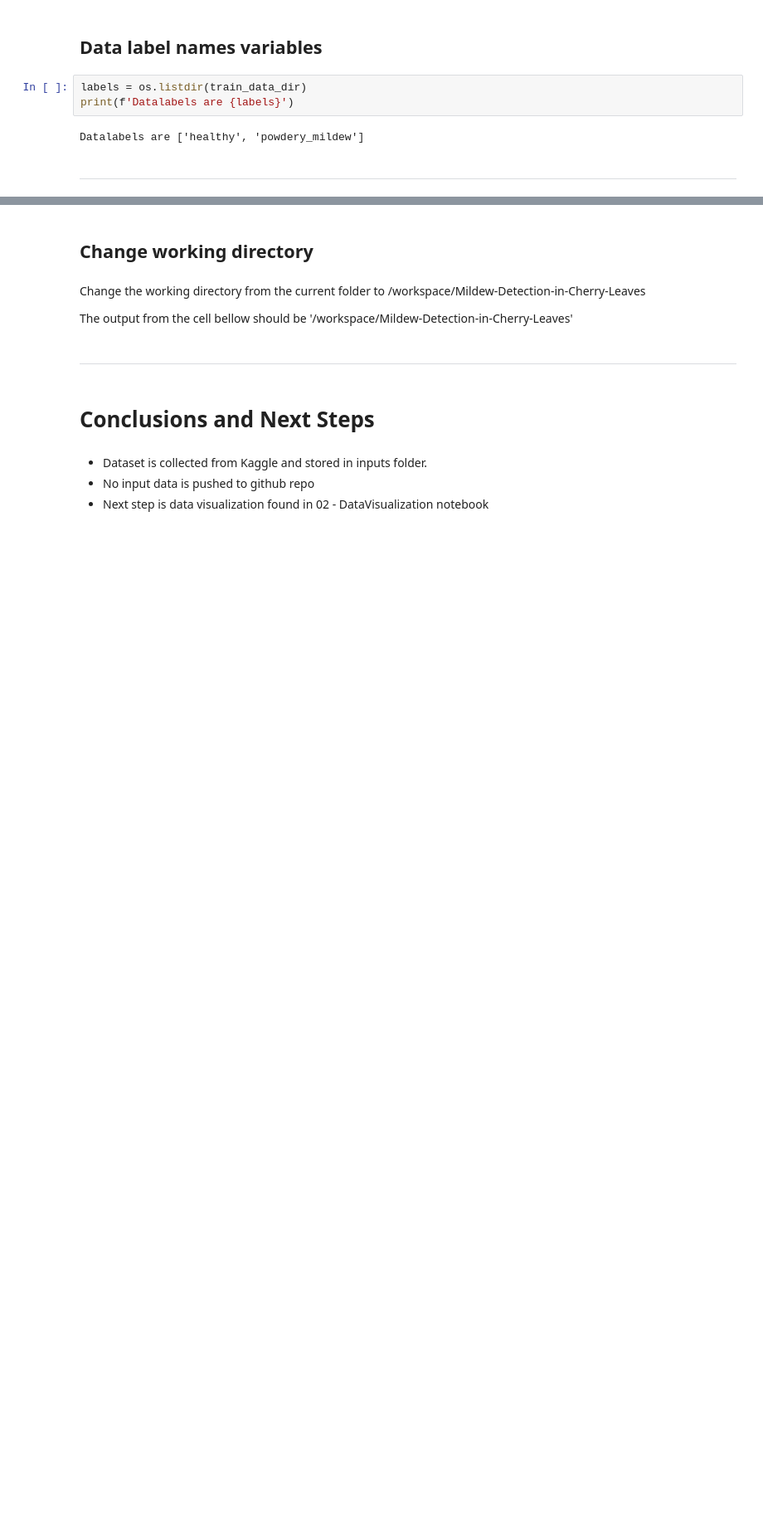
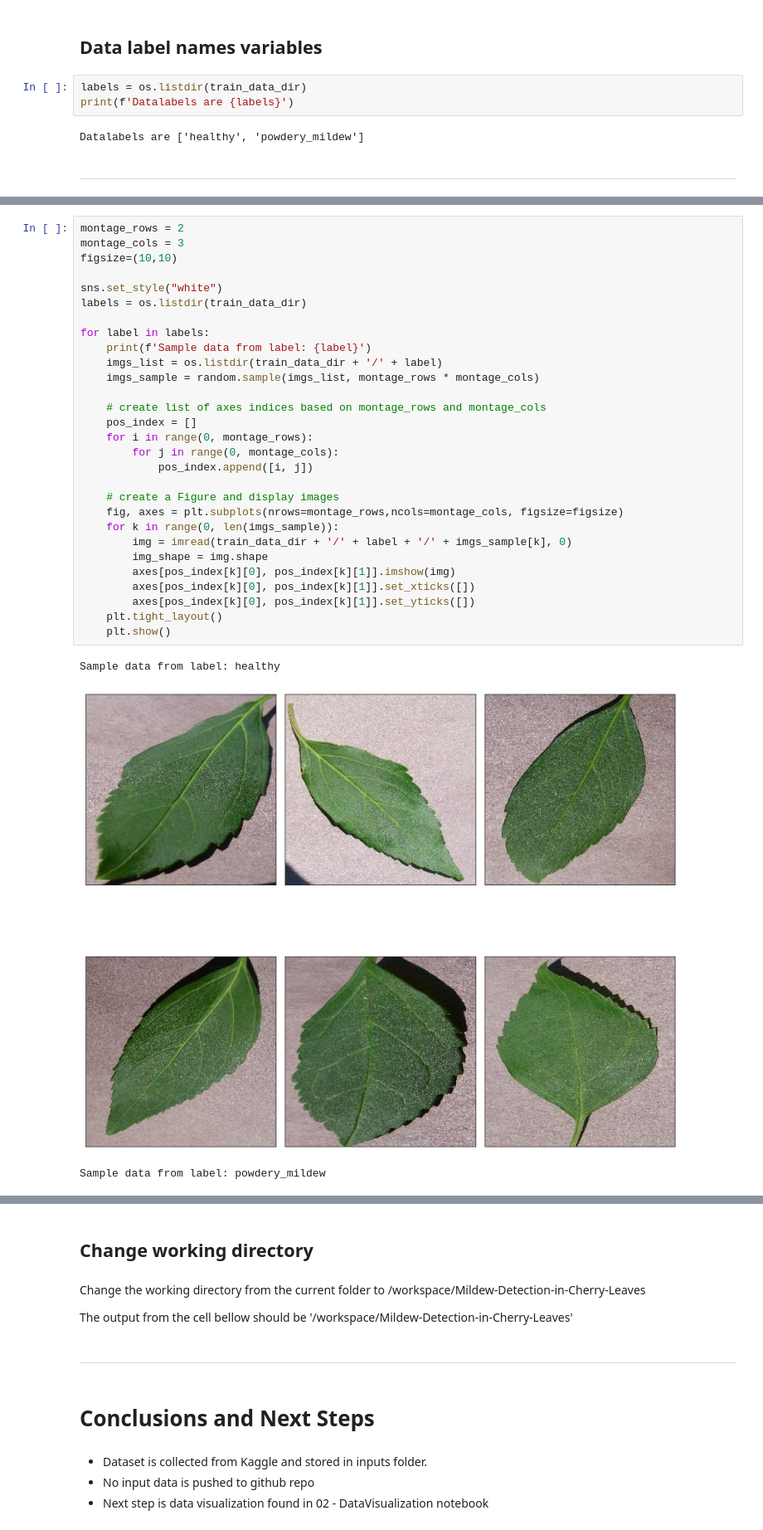
Before and after one commit to jensbrauer/Mildew-Detection-in-Cherry-Leaves, a Jupyter notebook: jupyter_notebooks/03 - DataVisualization.ipynb, the cells around one changed output, grey strips where cells are left out. Shown at 83% size. Saved outputs shown, nothing was run; the diff lists cells and outputs as text; blank space fills up the shorter version.

Commit message:
add label sample montage

```diff
--- a/jupyter_notebooks/03 - DataVisualization.ipynb
+++ b/jupyter_notebooks/03 - DataVisualization.ipynb
@@ -89,0 +97,33 @@ Datalabels are ['healthy', 'powdery_mildew']
+# %%
+montage_rows = 2
+montage_cols = 3
+figsize=(10,10)
+
+sns.set_style("white")
+labels = os.listdir(train_data_dir)
+
+for label in labels:
+    print(f'Sample data from label: {label}')
+    imgs_list = os.listdir(train_data_dir + '/' + label)
+    imgs_sample = random.sample(imgs_list, montage_rows * montage_cols)
+
+    # create list of axes indices based on montage_rows and montage_cols
+    pos_index = []
+    for i in range(0, montage_rows):
+        for j in range(0, montage_cols):
+            pos_index.append([i, j])
+
+    # create a Figure and display images
+    fig, axes = plt.subplots(nrows=montage_rows,ncols=montage_cols, figsize=figsize)
+    for k in range(0, len(imgs_sample)):
+        img = imread(train_data_dir + '/' + label + '/' + imgs_sample[k], 0)
+        img_shape = img.shape
+        axes[pos_index[k][0], pos_index[k][1]].imshow(img)
+        axes[pos_index[k][0], pos_index[k][1]].set_xticks([])
+        axes[pos_index[k][0], pos_index[k][1]].set_yticks([])
+    plt.tight_layout()
+    plt.show()
+# %% [output]
+Sample data from label: healthy
+[figure, added]
+Sample data from label: powdery_mildew
```
Also changed, not shown: parts of 14 cells of this notebook.
